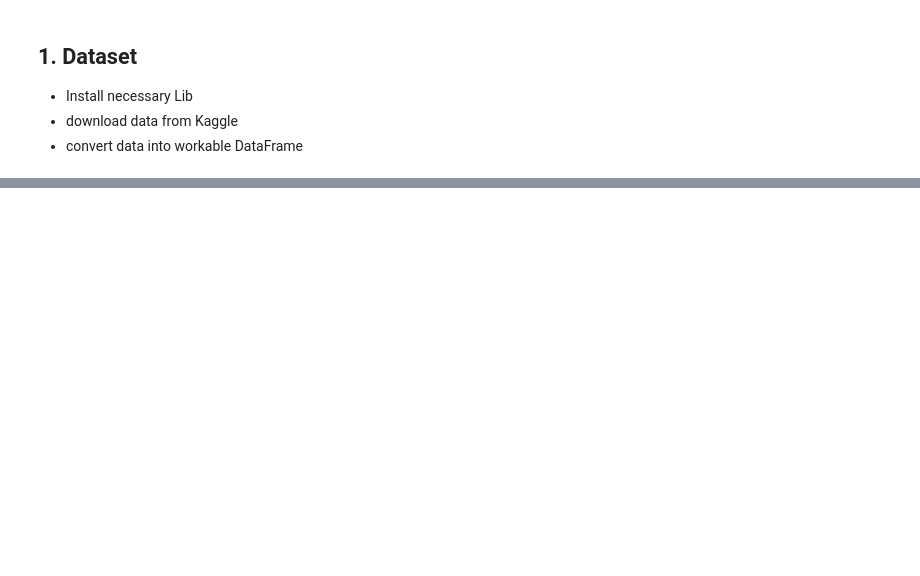
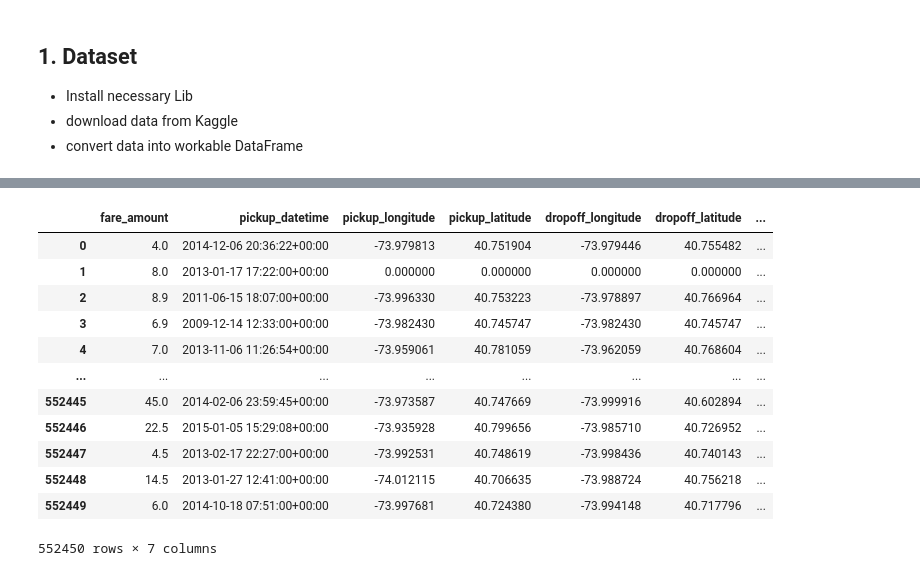
Before and after one commit to numustafa/ML-Projects-, a Jupyter notebook: Google Cloud Kaggle Competition/notebook.ipynb, the cells around one changed output, grey strips where cells are left out. Saved outputs shown, nothing was run; the diff lists cells and outputs as text; code cells hidden in the pictures; blank space fills up the shorter version.

```diff
--- a/Google Cloud Kaggle Competition/notebook.ipynb
+++ b/Google Cloud Kaggle Competition/notebook.ipynb
@@ -20,0 +32,2 @@ In this project, I will be using my skills in Data Analysis and concepts of Mach
+# %%
+data_dir = "new-york-city-taxi-fare-prediction"
@@ -20,0 +120,11 @@ In this project, I will be using my skills in Data Analysis and concepts of Mach
+# %%
+# lib
+import pandas as pd
+import random
+import numpy as np
+
+sample_frac = 0.01
+# %%
+# taking all cols except key col
+selected_cols = "fare_amount,pickup_datetime,pickup_longitude,pickup_latitude,dropoff_longitude,dropoff_latitude,passenger_count".split(",")
+selected_cols
@@ -20,0 +139,24 @@ In this project, I will be using my skills in Data Analysis and concepts of Mach
+# %%
+# set the dtypes of data
+dtypes = {
+  'fare_amount' : "float32",
+  'pickup_longitude' : "float32",
+  'pickup_latitude' : "float32",
+  'dropoff_longitude' : "float32",
+  'dropoff_latitude' : "float32",
+  'passenger_count' : "uint8"
+}
+
+# skip row
+def skip_row(key):
+  if key == 0:
+    return False
+  else:
+    return random.random()> sample_frac
+
+random.seed(42)
+df = pd.read_csv(data_dir+"/train.csv",
+                 usecols= selected_cols,
+                 dtype= dtypes,
+                 parse_dates= ['pickup_datetime'],
+                 skiprows= skip_row)
@@ -20,0 +166,16 @@ In this project, I will be using my skills in Data Analysis and concepts of Mach
+# %%
+df
+# %% [output]
+|  | fare_amount | pickup_datetime | pickup_longitude | pickup_latitude | dropoff_longitude | dropoff_latitude | ... |
+| 0 | 4.0 | 2014-12-06 20:36:22+00:00 | -73.979813 | 40.751904 | -73.979446 | 40.755482 | ... |
+| 1 | 8.0 | 2013-01-17 17:22:00+00:00 | 0.000000 | 0.000000 | 0.000000 | 0.000000 | ... |
+| 2 | 8.9 | 2011-06-15 18:07:00+00:00 | -73.996330 | 40.753223 | -73.978897 | 40.766964 | ... |
+| 3 | 6.9 | 2009-12-14 12:33:00+00:00 | -73.982430 | 40.745747 | -73.982430 | 40.745747 | ... |
+| 4 | 7.0 | 2013-11-06 11:26:54+00:00 | -73.959061 | 40.781059 | -73.962059 | 40.768604 | ... |
+| ... | ... | ... | ... | ... | ... | ... | ... |
+| 552445 | 45.0 | 2014-02-06 23:59:45+00:00 | -73.973587 | 40.747669 | -73.999916 | 40.602894 | ... |
+| 552446 | 22.5 | 2015-01-05 15:29:08+00:00 | -73.935928 | 40.799656 | -73.985710 | 40.726952 | ... |
+| 552447 | 4.5 | 2013-02-17 22:27:00+00:00 | -73.992531 | 40.748619 | -73.998436 | 40.740143 | ... |
+| 552448 | 14.5 | 2013-01-27 12:41:00+00:00 | -74.012115 | 40.706635 | -73.988724 | 40.756218 | ... |
+| 552449 | 6.0 | 2014-10-18 07:51:00+00:00 | -73.997681 | 40.724380 | -73.994148 | 40.717796 | ... |
+552450 rows × 7 columns
```
Also changed, not shown: parts of 78 cells of this notebook.
